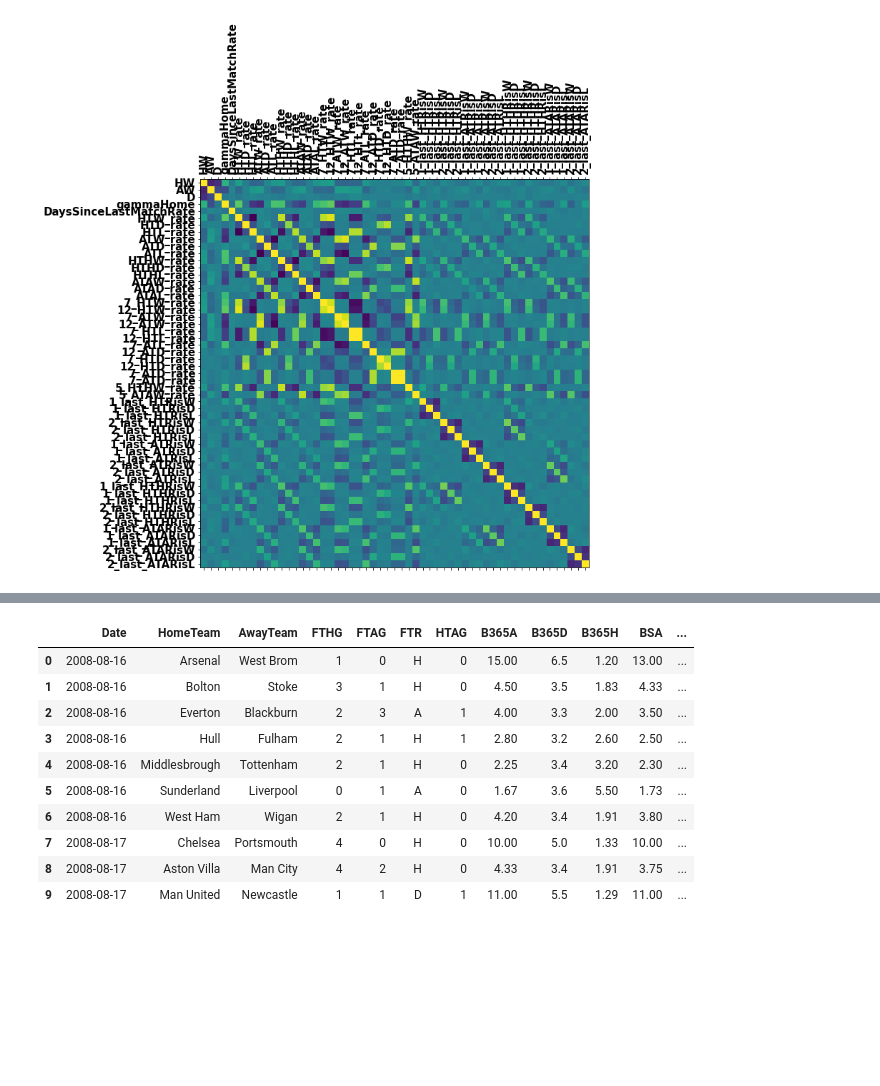
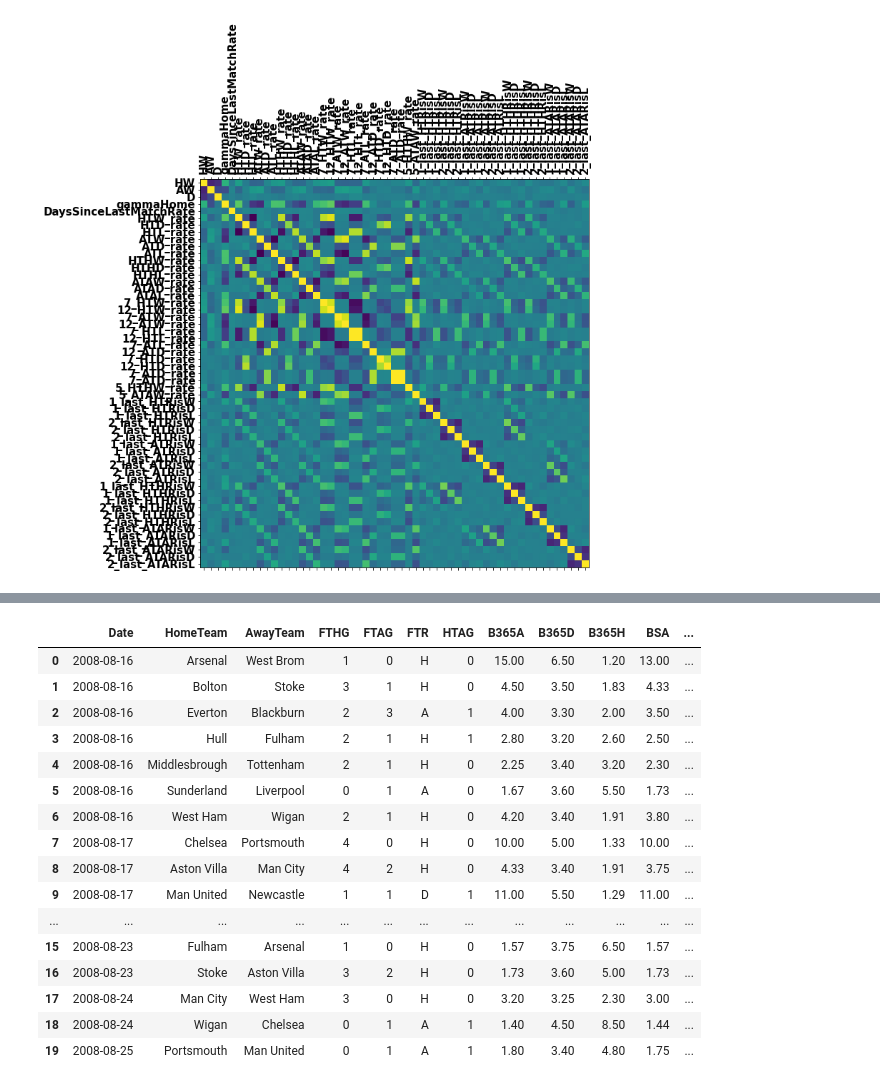
Before and after one commit to raghav68/CS230DLProject, a Jupyter notebook: Football Prediction Milestone 2 Rev2.ipynb, the cells around one changed output, grey strips where cells are left out. Drawn from its saved outputs; the diff is of its cells as text; code cells hidden in the pictures; blank space fills up the shorter version.

```diff
--- a/Football Prediction Milestone 2 Rev2.ipynb
+++ b/Football Prediction Milestone 2 Rev2.ipynb
@@ -970,19 +974,25 @@ weighted avg      0.512     0.531     0.520      1045
 # %%
 pd.set_option('display.max_columns', None)
 
-display(E0_data.head(10))
+display(E0_data.head(20))
 # %% [output]
 |  | Date | HomeTeam | AwayTeam | FTHG | FTAG | FTR | HTAG | B365A | B365D | B365H | BSA | ... |
-| 0 | 2008-08-16 | Arsenal | West Brom | 1 | 0 | H | 0 | 15.00 | 6.5 | 1.20 | 13.00 | ... |
-| 1 | 2008-08-16 | Bolton | Stoke | 3 | 1 | H | 0 | 4.50 | 3.5 | 1.83 | 4.33 | ... |
-| 2 | 2008-08-16 | Everton | Blackburn | 2 | 3 | A | 1 | 4.00 | 3.3 | 2.00 | 3.50 | ... |
-| 3 | 2008-08-16 | Hull | Fulham | 2 | 1 | H | 1 | 2.80 | 3.2 | 2.60 | 2.50 | ... |
-| 4 | 2008-08-16 | Middlesbrough | Tottenham | 2 | 1 | H | 0 | 2.25 | 3.4 | 3.20 | 2.30 | ... |
-| 5 | 2008-08-16 | Sunderland | Liverpool | 0 | 1 | A | 0 | 1.67 | 3.6 | 5.50 | 1.73 | ... |
-| 6 | 2008-08-16 | West Ham | Wigan | 2 | 1 | H | 0 | 4.20 | 3.4 | 1.91 | 3.80 | ... |
-| 7 | 2008-08-17 | Chelsea | Portsmouth | 4 | 0 | H | 0 | 10.00 | 5.0 | 1.33 | 10.00 | ... |
-| 8 | 2008-08-17 | Aston Villa | Man City | 4 | 2 | H | 0 | 4.33 | 3.4 | 1.91 | 3.75 | ... |
-| 9 | 2008-08-17 | Man United | Newcastle | 1 | 1 | D | 1 | 11.00 | 5.5 | 1.29 | 11.00 | ... |
+| 0 | 2008-08-16 | Arsenal | West Brom | 1 | 0 | H | 0 | 15.00 | 6.50 | 1.20 | 13.00 | ... |
+| 1 | 2008-08-16 | Bolton | Stoke | 3 | 1 | H | 0 | 4.50 | 3.50 | 1.83 | 4.33 | ... |
+| 2 | 2008-08-16 | Everton | Blackburn | 2 | 3 | A | 1 | 4.00 | 3.30 | 2.00 | 3.50 | ... |
+| 3 | 2008-08-16 | Hull | Fulham | 2 | 1 | H | 1 | 2.80 | 3.20 | 2.60 | 2.50 | ... |
+| 4 | 2008-08-16 | Middlesbrough | Tottenham | 2 | 1 | H | 0 | 2.25 | 3.40 | 3.20 | 2.30 | ... |
+| 5 | 2008-08-16 | Sunderland | Liverpool | 0 | 1 | A | 0 | 1.67 | 3.60 | 5.50 | 1.73 | ... |
+| 6 | 2008-08-16 | West Ham | Wigan | 2 | 1 | H | 0 | 4.20 | 3.40 | 1.91 | 3.80 | ... |
+| 7 | 2008-08-17 | Chelsea | Portsmouth | 4 | 0 | H | 0 | 10.00 | 5.00 | 1.33 | 10.00 | ... |
+| 8 | 2008-08-17 | Aston Villa | Man City | 4 | 2 | H | 0 | 4.33 | 3.40 | 1.91 | 3.75 | ... |
+| 9 | 2008-08-17 | Man United | Newcastle | 1 | 1 | D | 1 | 11.00 | 5.50 | 1.29 | 11.00 | ... |
+| ... | ... | ... | ... | ... | ... | ... | ... | ... | ... | ... | ... | ... |
+| 15 | 2008-08-23 | Fulham | Arsenal | 1 | 0 | H | 0 | 1.57 | 3.75 | 6.50 | 1.57 | ... |
+| 16 | 2008-08-23 | Stoke | Aston Villa | 3 | 2 | H | 0 | 1.73 | 3.60 | 5.00 | 1.73 | ... |
+| 17 | 2008-08-24 | Man City | West Ham | 3 | 0 | H | 0 | 3.20 | 3.25 | 2.30 | 3.00 | ... |
+| 18 | 2008-08-24 | Wigan | Chelsea | 0 | 1 | A | 1 | 1.40 | 4.50 | 8.50 | 1.44 | ... |
+| 19 | 2008-08-25 | Portsmouth | Man United | 0 | 1 | A | 1 | 1.80 | 3.40 | 4.80 | 1.75 | ... |
 # %%
 import tensorflow.compat.v1 as tf
 
```
Also changed, not shown: parts of 3 cells of this notebook.
